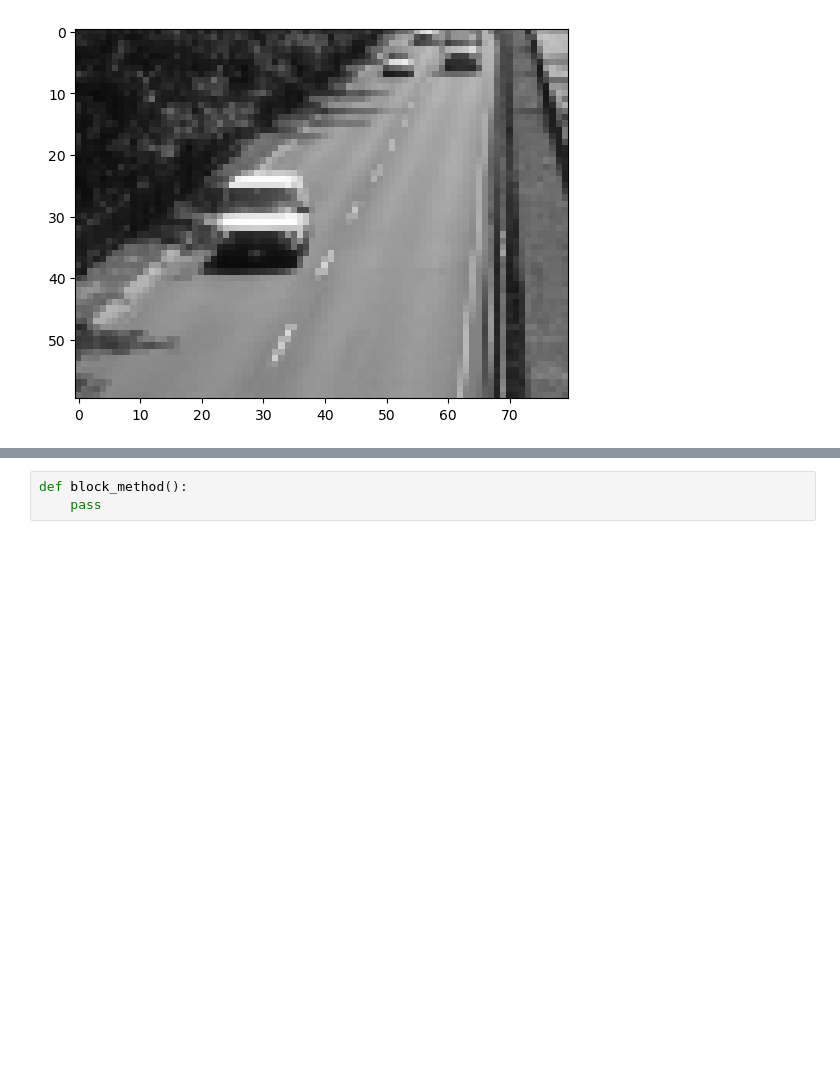
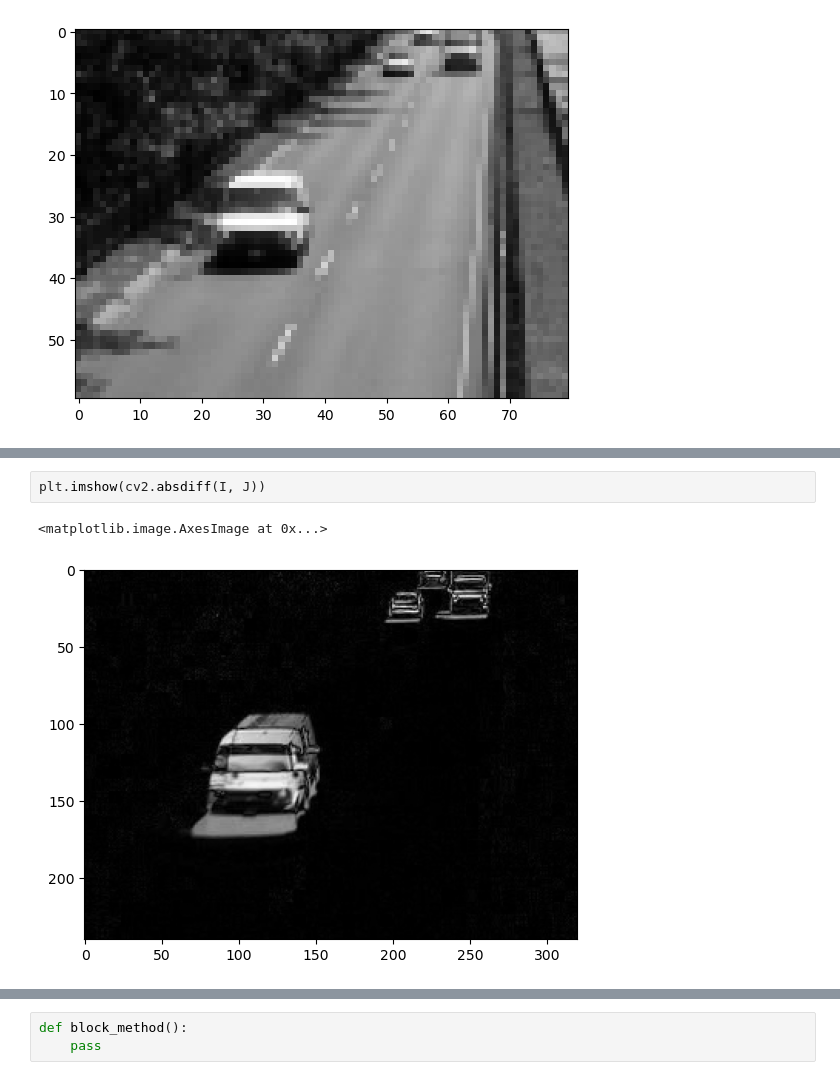
Before and after one commit to MrWlobo/Zaawansowane_Algorytmy_Wizyjne, a Jupyter notebook: Lab07/main.ipynb, the cells around one changed output, grey strips where cells are left out. Saved outputs shown, nothing was run; the diff lists cells and outputs as text; blank space fills up the shorter version.

Commit message:
Changed to grayscale, displayed absdiff

```diff
--- a/Lab07/main.ipynb
+++ b/Lab07/main.ipynb
@@ -32,0 +34,5 @@ plt.imshow(J_resized)
+# %%
+plt.imshow(cv2.absdiff(I, J))
+# %% [output]
+<matplotlib.image.AxesImage at 0x...>
+[figure, added]
```
Also changed, not shown: parts of 4 cells of this notebook.
